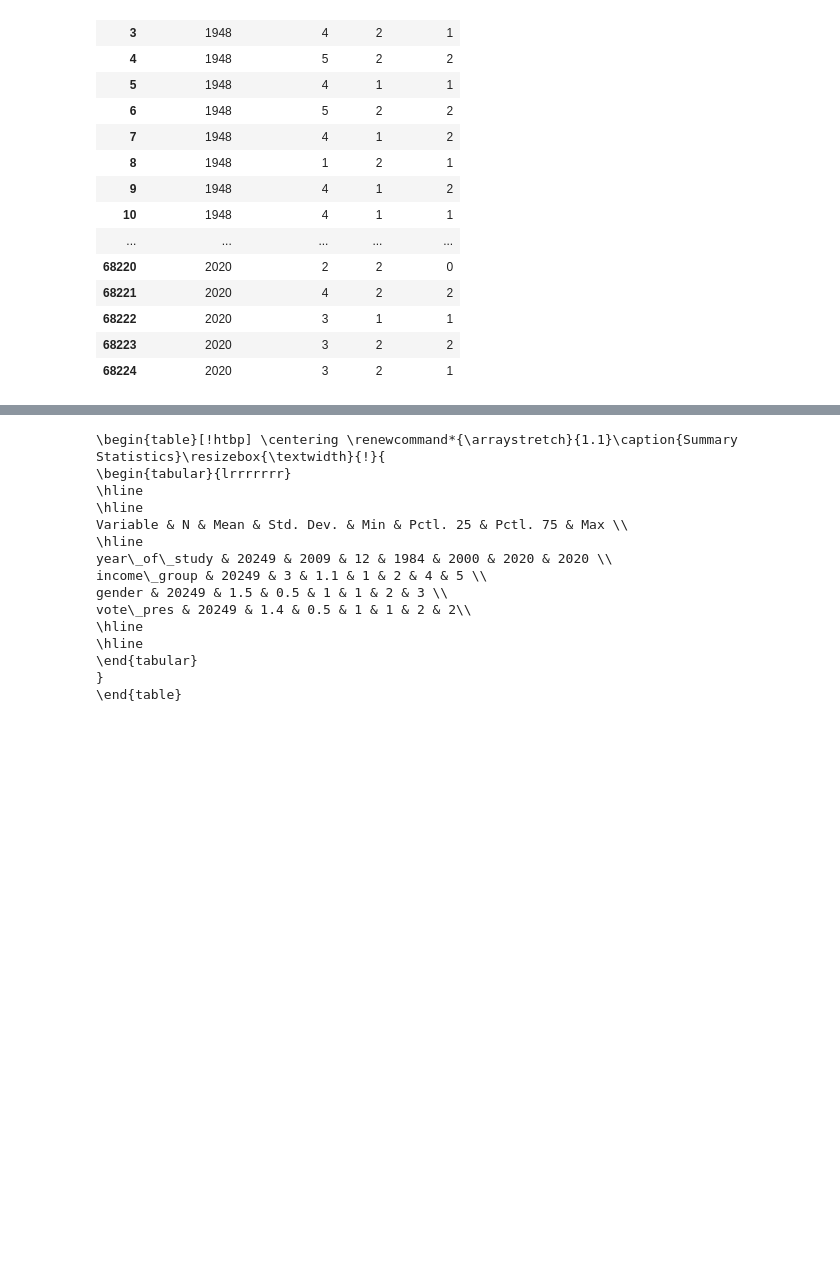
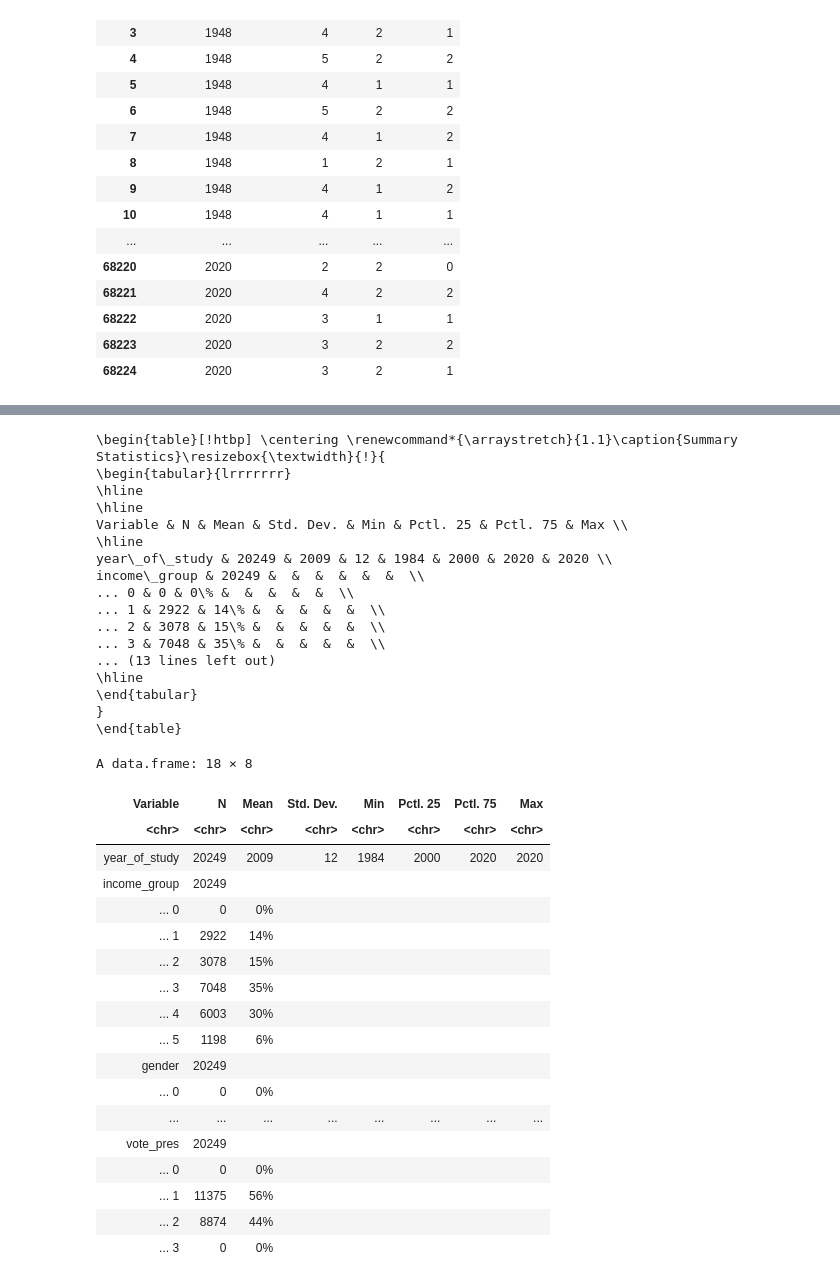
Before and after one commit to cjhzhang/elections-project, a Jupyter notebook: updated model data cleaning.ipynb, the cells around one changed output, grey strips where cells are left out. Saved outputs shown, nothing was run; the diff lists cells and outputs as text; code cells hidden in the pictures; blank space fills up the shorter version.

```diff
--- a/updated model data cleaning.ipynb
+++ b/updated model data cleaning.ipynb
@@ -138,18 +135,42 @@ F-statistic: 161.4 on 2 and 20246 DF,  p-value: < 2.2e-16
 # %%
 table_sum_stats <- sumtable(post_180_nomissing, out='latex')
+
+table_sum_stats_df <- sumtable(post_180_nomissing, out='return')
+table_sum_stats_df
 # %% [output]
 \begin{table}[!htbp] \centering \renewcommand*{\arraystretch}{1.1}\caption{Summary Statistics}\resizebox{\textwidth}{!}{
 \begin{tabular}{lrrrrrrr}
 \hline
 \hline
 Variable & N & Mean & Std. Dev. & Min & Pctl. 25 & Pctl. 75 & Max \\
 \hline
 year\_of\_study & 20249 & 2009 & 12 & 1984 & 2000 & 2020 & 2020 \\
-income\_group & 20249 & 3 & 1.1 & 1 & 2 & 4 & 5 \\
-gender & 20249 & 1.5 & 0.5 & 1 & 1 & 2 & 3 \\
-vote\_pres & 20249 & 1.4 & 0.5 & 1 & 1 & 2 & 2\\
-\hline
+income\_group & 20249 &  &  &  &  &  &  \\
+... 0 & 0 & 0\% &  &  &  &  &  \\
+... 1 & 2922 & 14\% &  &  &  &  &  \\
+... 2 & 3078 & 15\% &  &  &  &  &  \\
+... 3 & 7048 & 35\% &  &  &  &  &  \\
+... (13 lines left out)
 \hline
 \end{tabular}
 }
 \end{table}
+A data.frame: 18 × 8
+| Variable | N | Mean | Std. Dev. | Min | Pctl. 25 | Pctl. 75 | Max |
+| <chr> | <chr> | <chr> | <chr> | <chr> | <chr> | <chr> | <chr> |
+| year_of_study | 20249 | 2009 | 12 | 1984 | 2000 | 2020 | 2020 |
+| income_group | 20249 |  |  |  |  |  |  |
+| ... 0 | 0 | 0% |  |  |  |  |  |
+| ... 1 | 2922 | 14% |  |  |  |  |  |
+| ... 2 | 3078 | 15% |  |  |  |  |  |
+| ... 3 | 7048 | 35% |  |  |  |  |  |
+| ... 4 | 6003 | 30% |  |  |  |  |  |
+| ... 5 | 1198 | 6% |  |  |  |  |  |
+| gender | 20249 |  |  |  |  |  |  |
+| ... 0 | 0 | 0% |  |  |  |  |  |
+| ... | ... | ... | ... | ... | ... | ... | ... |
+| vote_pres | 20249 |  |  |  |  |  |  |
+| ... 0 | 0 | 0% |  |  |  |  |  |
+| ... 1 | 11375 | 56% |  |  |  |  |  |
+| ... 2 | 8874 | 44% |  |  |  |  |  |
+| ... 3 | 0 | 0% |  |  |  |  |  |
```
Also changed, not shown: parts of 3 cells of this notebook, 2 other files.
